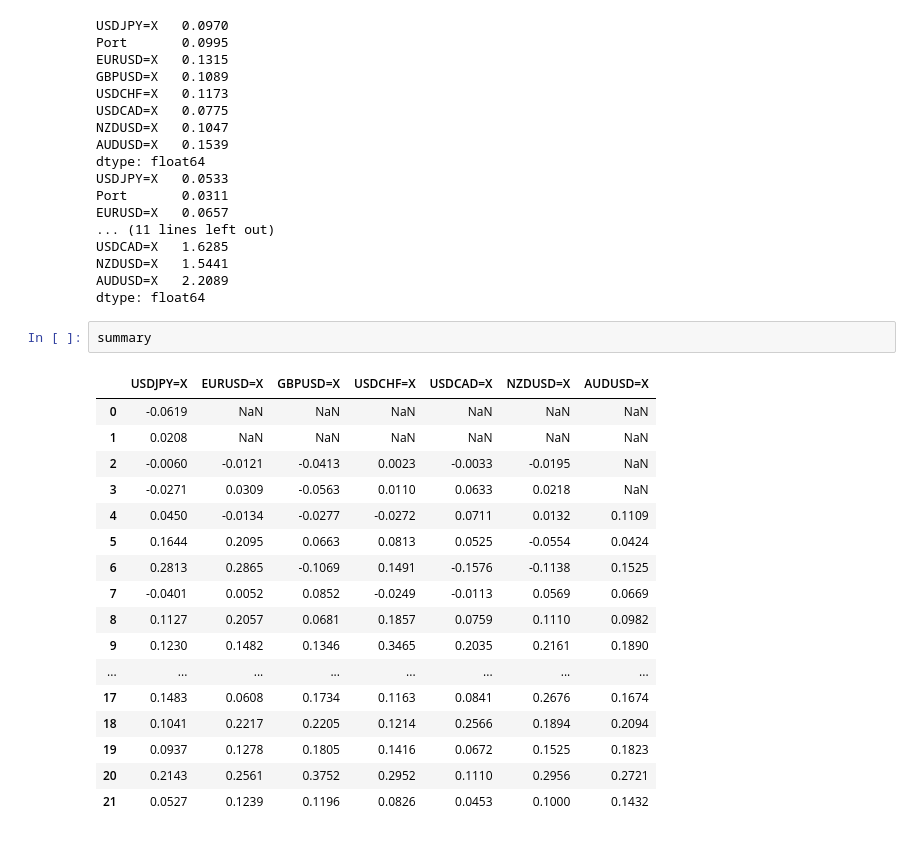
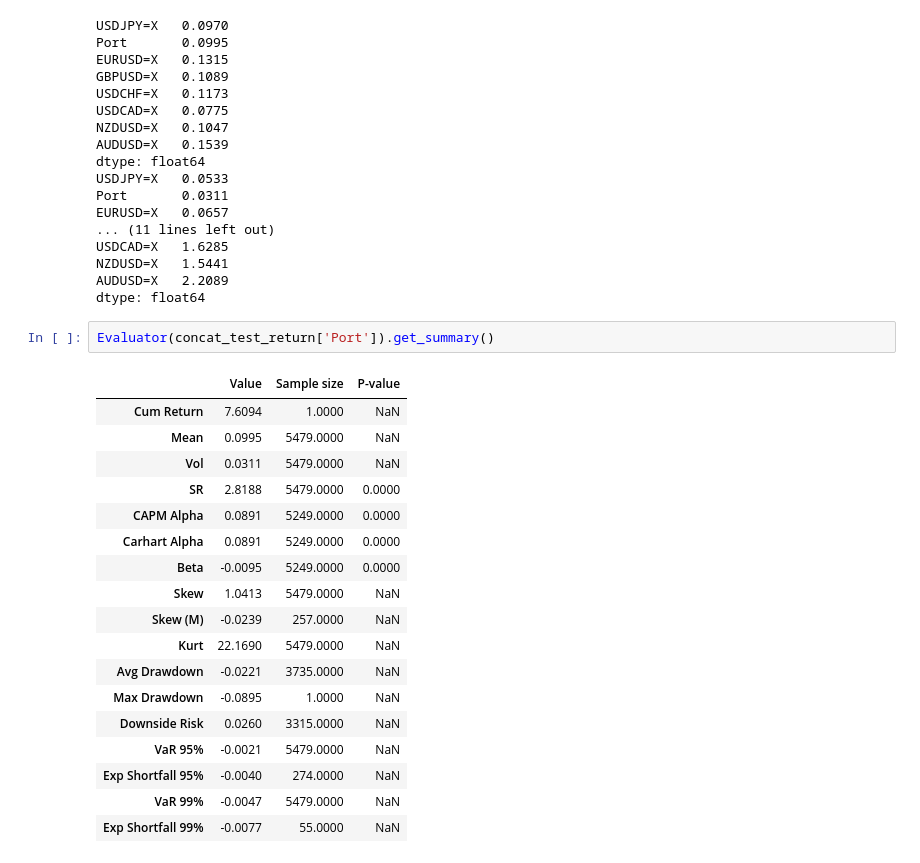
Before and after one commit to kcf1/Personal-Projects, a Jupyter notebook: Trading/FX Algo with ML/FX_Algo_with_ML.ipynb, the cells around one changed output. Drawn from its saved outputs; the diff is of its cells as text.

```diff
--- a/Trading/FX Algo with ML/FX_Algo_with_ML.ipynb
+++ b/Trading/FX Algo with ML/FX_Algo_with_ML.ipynb
@@ -517,23 +533,24 @@ USDCAD=X   1.6285
 NZDUSD=X   1.5441
 AUDUSD=X   2.2089
 dtype: float64
-# %%
-summary
-# %% [output]
-|  | USDJPY=X | EURUSD=X | GBPUSD=X | USDCHF=X | USDCAD=X | NZDUSD=X | AUDUSD=X |
-| 0 | -0.0619 | NaN | NaN | NaN | NaN | NaN | NaN |
-| 1 | 0.0208 | NaN | NaN | NaN | NaN | NaN | NaN |
-| 2 | -0.0060 | -0.0121 | -0.0413 | 0.0023 | -0.0033 | -0.0195 | NaN |
-| 3 | -0.0271 | 0.0309 | -0.0563 | 0.0110 | 0.0633 | 0.0218 | NaN |
-| 4 | 0.0450 | -0.0134 | -0.0277 | -0.0272 | 0.0711 | 0.0132 | 0.1109 |
-| 5 | 0.1644 | 0.2095 | 0.0663 | 0.0813 | 0.0525 | -0.0554 | 0.0424 |
-| 6 | 0.2813 | 0.2865 | -0.1069 | 0.1491 | -0.1576 | -0.1138 | 0.1525 |
-| 7 | -0.0401 | 0.0052 | 0.0852 | -0.0249 | -0.0113 | 0.0569 | 0.0669 |
-| 8 | 0.1127 | 0.2057 | 0.0681 | 0.1857 | 0.0759 | 0.1110 | 0.0982 |
-| 9 | 0.1230 | 0.1482 | 0.1346 | 0.3465 | 0.2035 | 0.2161 | 0.1890 |
-| ... | ... | ... | ... | ... | ... | ... | ... |
-| 17 | 0.1483 | 0.0608 | 0.1734 | 0.1163 | 0.0841 | 0.2676 | 0.1674 |
-| 18 | 0.1041 | 0.2217 | 0.2205 | 0.1214 | 0.2566 | 0.1894 | 0.2094 |
-| 19 | 0.0937 | 0.1278 | 0.1805 | 0.1416 | 0.0672 | 0.1525 | 0.1823 |
-| 20 | 0.2143 | 0.2561 | 0.3752 | 0.2952 | 0.1110 | 0.2956 | 0.2721 |
-| 21 | 0.0527 | 0.1239 | 0.1196 | 0.0826 | 0.0453 | 0.1000 | 0.1432 |
+# %%
+Evaluator(concat_test_return['Port']).get_summary()
+# %% [output]
+|  | Value | Sample size | P-value |
+| Cum Return | 7.6094 | 1.0000 | NaN |
+| Mean | 0.0995 | 5479.0000 | NaN |
+| Vol | 0.0311 | 5479.0000 | NaN |
+| SR | 2.8188 | 5479.0000 | 0.0000 |
+| CAPM Alpha | 0.0891 | 5249.0000 | 0.0000 |
+| Carhart Alpha | 0.0891 | 5249.0000 | 0.0000 |
+| Beta | -0.0095 | 5249.0000 | 0.0000 |
+| Skew | 1.0413 | 5479.0000 | NaN |
+| Skew (M) | -0.0239 | 257.0000 | NaN |
+| Kurt | 22.1690 | 5479.0000 | NaN |
+| Avg Drawdown | -0.0221 | 3735.0000 | NaN |
+| Max Drawdown | -0.0895 | 1.0000 | NaN |
+| Downside Risk | 0.0260 | 3315.0000 | NaN |
+| VaR 95% | -0.0021 | 5479.0000 | NaN |
+| Exp Shortfall 95% | -0.0040 | 274.0000 | NaN |
+| VaR 99% | -0.0047 | 5479.0000 | NaN |
+| Exp Shortfall 99% | -0.0077 | 55.0000 | NaN |
```
Also changed, not shown: parts of 6 cells of this notebook, 5 other files.
